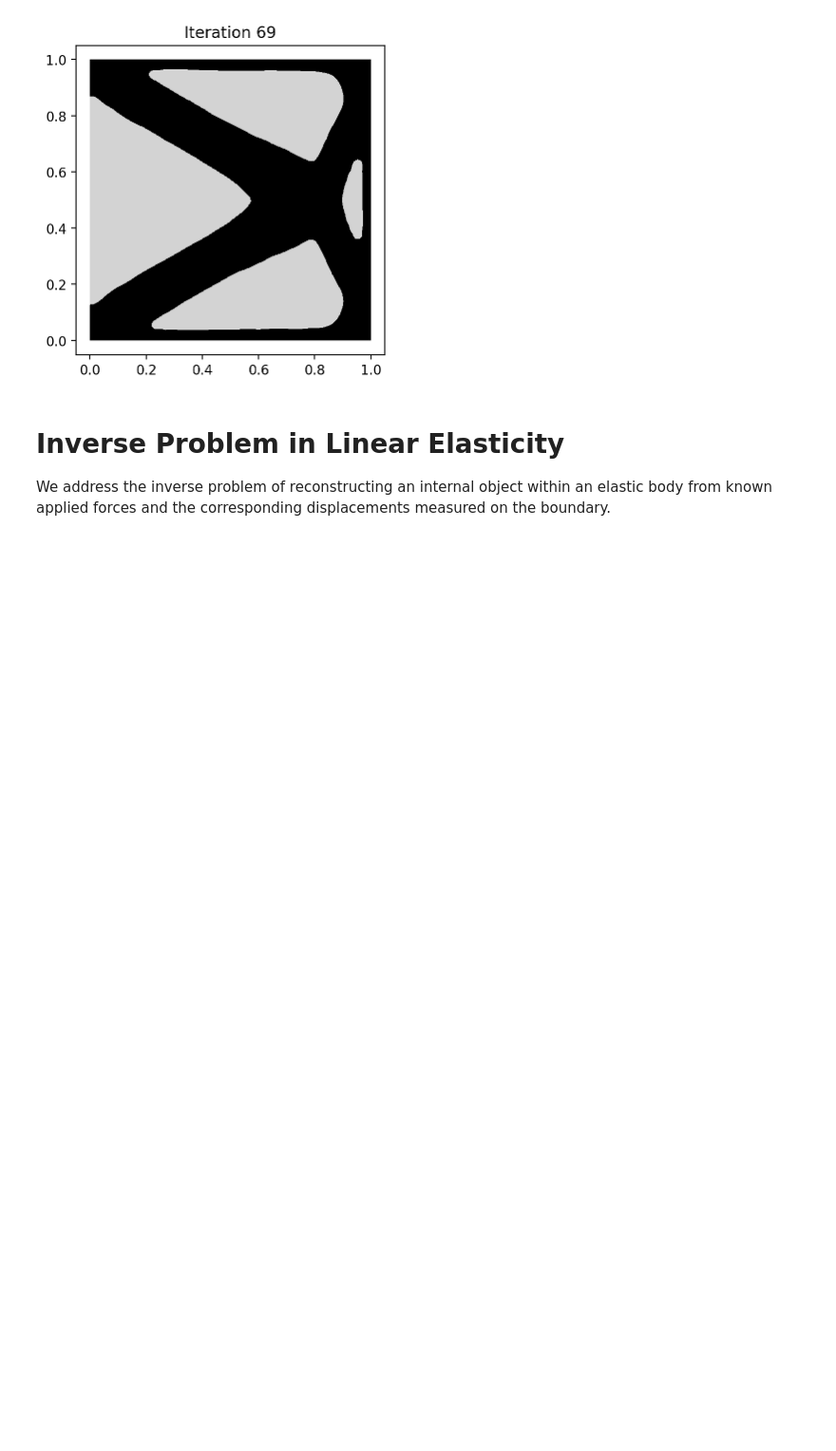
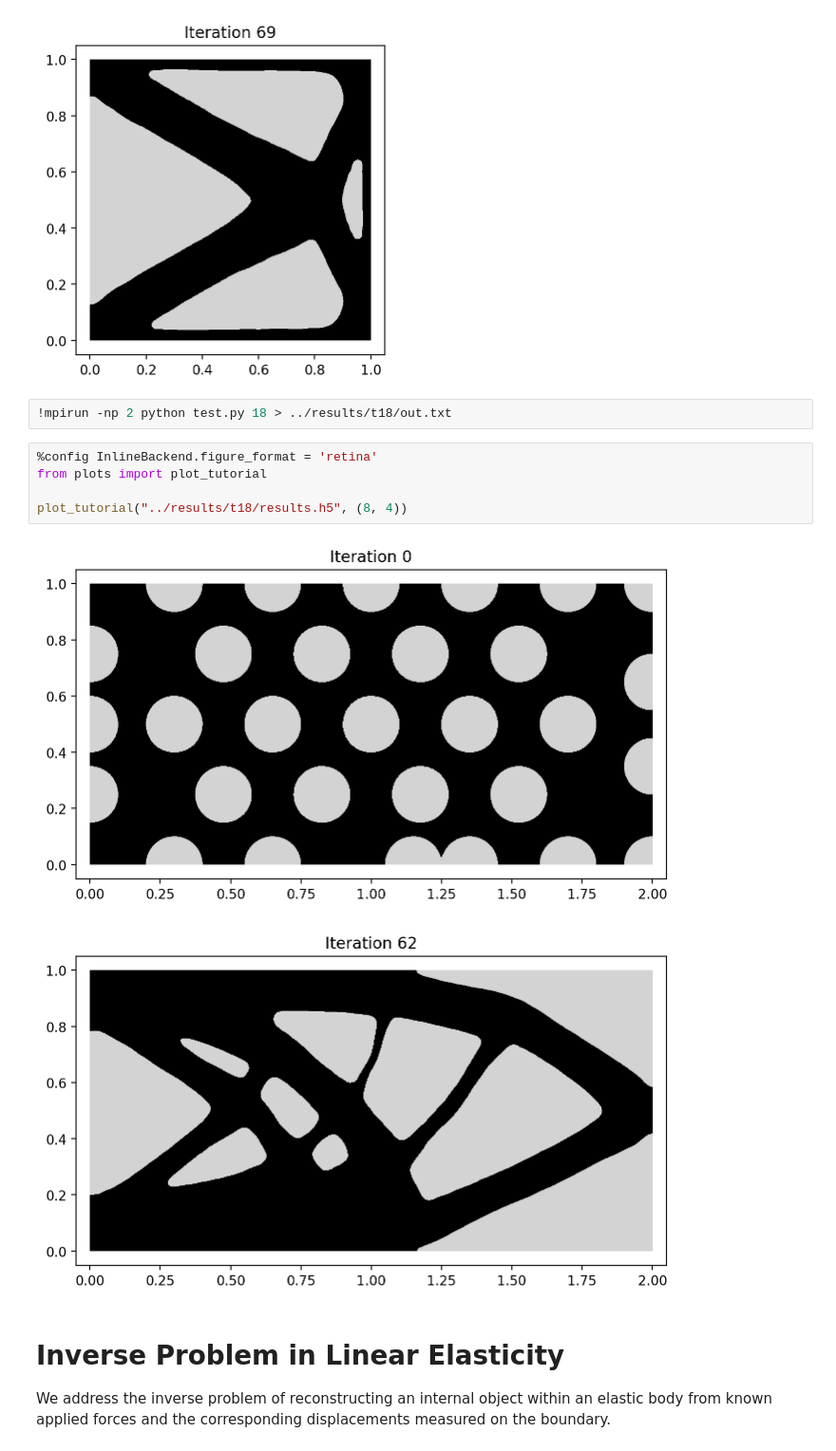
Before and after one commit to PhiFEM/phiFEM_FormOpt, a Jupyter notebook: code/Tutorial.ipynb, the cells around one changed output. Shown at 95% size. Cells and saved outputs as stored; diff of their text form; blank space fills up the shorter version.

```diff
--- a/code/Tutorial.ipynb
+++ b/code/Tutorial.ipynb
@@ -360,6 +360,16 @@ plot_tutorial("../results/t04/results.h5", (4, 4))
 # %% [output]
 [figure]
 [figure]
+# %%
+!mpirun -np 2 python test.py 18 > ../results/t18/out.txt
+# %%
+%config InlineBackend.figure_format = 'retina'
+from plots import plot_tutorial
+
+plot_tutorial("../results/t18/results.h5", (8, 4))
+# %% [output]
+[figure, added]
+[figure, added]
 # %% [markdown]
 # Inverse Problem in Linear Elasticity
 
```
Also changed, not shown: 6 other files.
